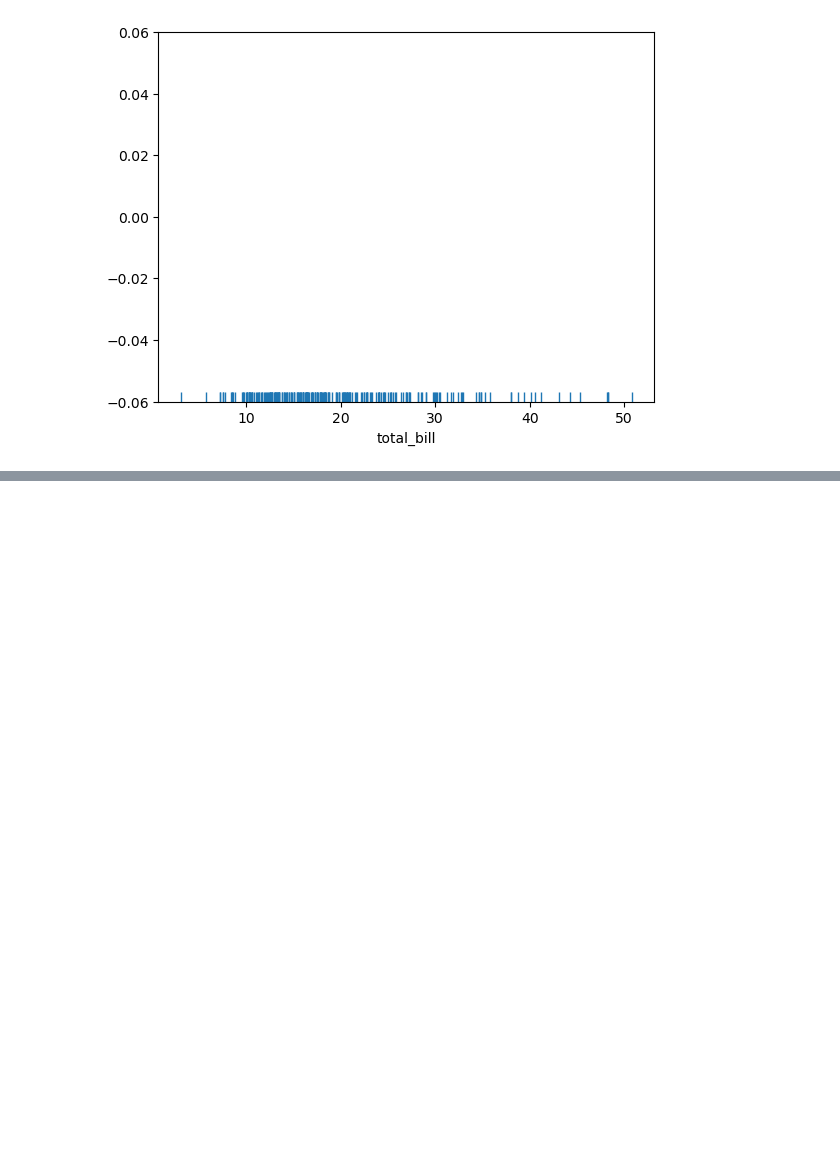
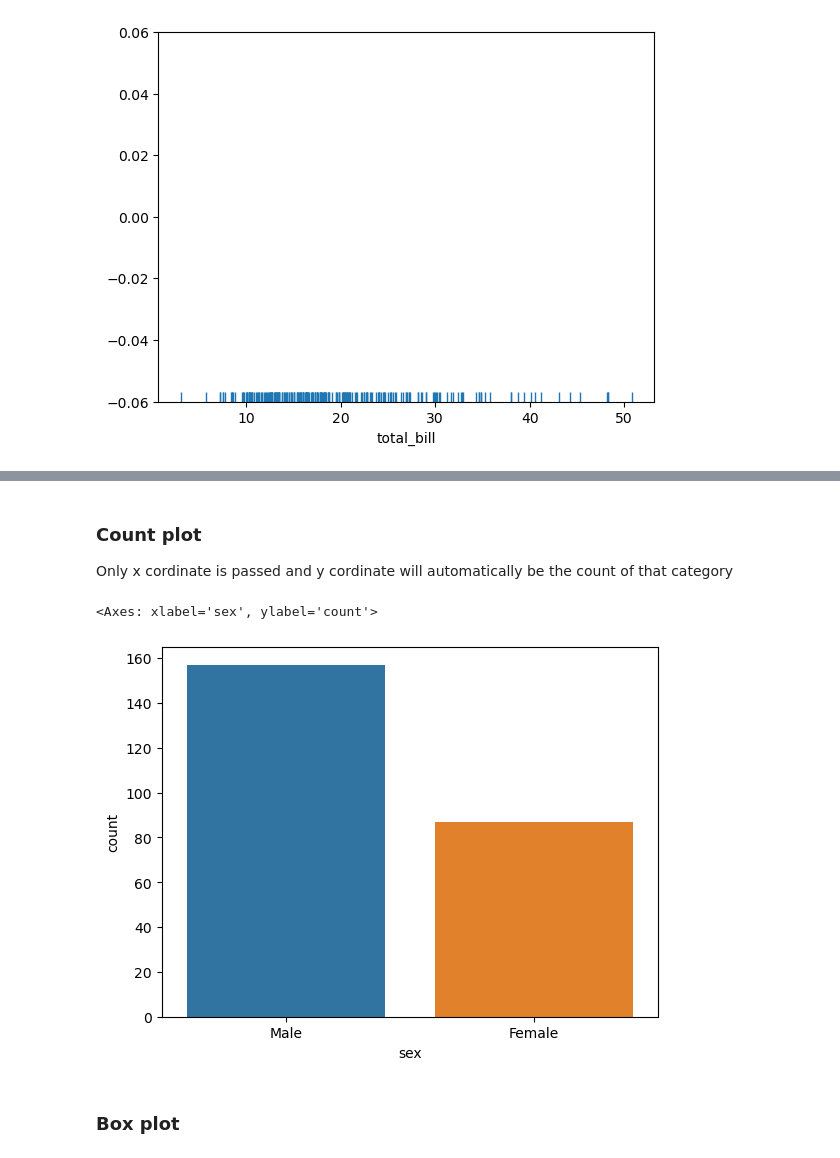
Before and after one commit to fahamin5149/Python-for-DS, a Jupyter notebook: 5-Seaborn/Seaborn.ipynb, the cells around one changed output, grey strips where cells are left out. Drawn from its saved outputs; the diff is of its cells as text; code cells hidden in the pictures; blank space fills up the shorter version.

```diff
--- a/5-Seaborn/Seaborn.ipynb
+++ b/5-Seaborn/Seaborn.ipynb
@@ -123,0 +163,11 @@ sns.rugplot(tips['total_bill'])
+# %% [markdown]
+### Count plot
+
+Only x cordinate is passed and y cordinate will automatically be the count of that category
+# %%
+sns.countplot(x= tips['sex'])
+# %% [output]
+<Axes: xlabel='sex', ylabel='count'>
+[figure, added]
+# %% [markdown]
+### Box plot
```
Also changed, not shown: parts of 6 cells of this notebook.
